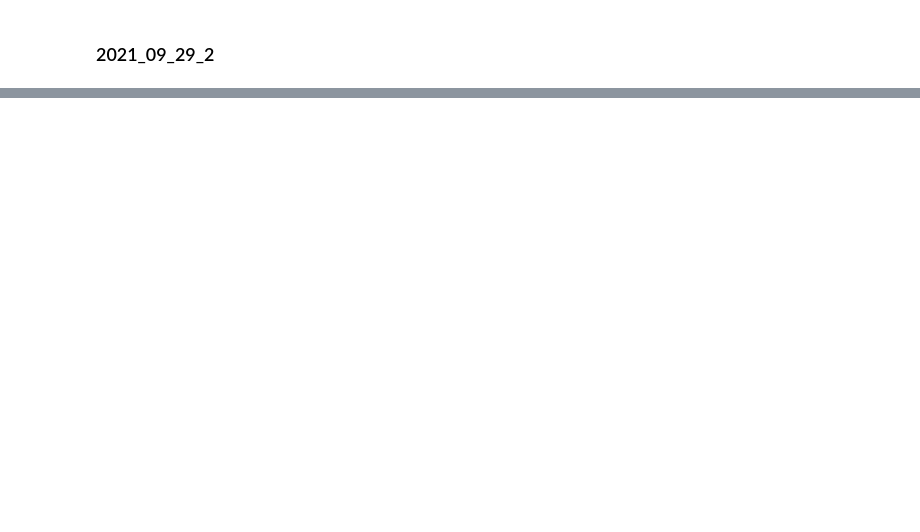
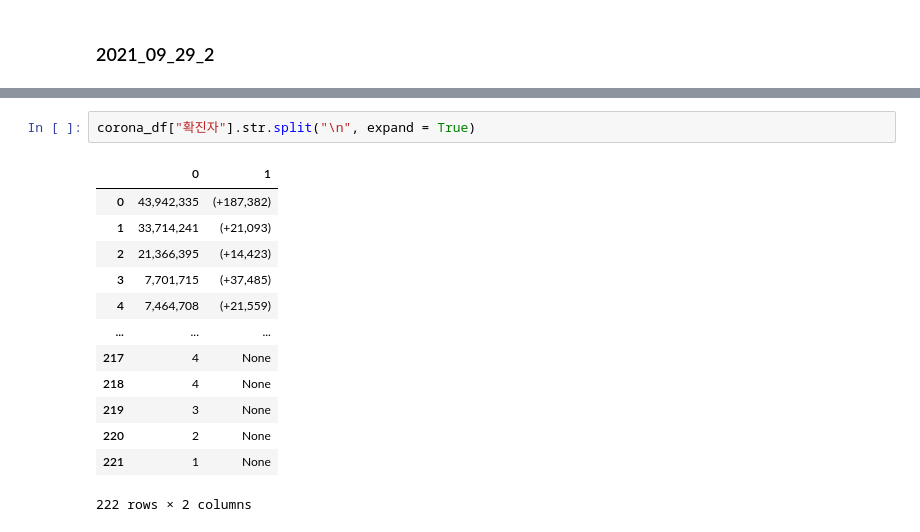
Before and after one commit to city1616/LikeLion_AI_SCHOOL_13th, a Jupyter notebook: 02. 웹과 Github 기본/06_python_library/06_corona_analysis/01_corona_analysis.ipynb, the cells around one changed output, grey strips where cells are left out. Saved outputs shown, nothing was run; the diff lists cells and outputs as text; blank space fills up the shorter version.

```diff
--- a/02. 웹과 Github 기본/06_python_library/06_corona_analysis/01_corona_analysis.ipynb
+++ b/02. 웹과 Github 기본/06_python_library/06_corona_analysis/01_corona_analysis.ipynb
@@ -12,0 +197,16 @@ Current browser version is 94.0.4606.61 with binary path /Applications/Google Ch
+# %%
+corona_df["확진자"].str.split("\n", expand = True)
+# %% [output]
+|  | 0 | 1 |
+| 0 | 43,942,335 | (+187,382) |
+| 1 | 33,714,241 | (+21,093) |
+| 2 | 21,366,395 | (+14,423) |
+| 3 | 7,701,715 | (+37,485) |
+| 4 | 7,464,708 | (+21,559) |
+| ... | ... | ... |
+| 217 | 4 | None |
+| 218 | 4 | None |
+| 219 | 3 | None |
+| 220 | 2 | None |
+| 221 | 1 | None |
+222 rows × 2 columns
```
Also changed, not shown: parts of 28 cells of this notebook.
